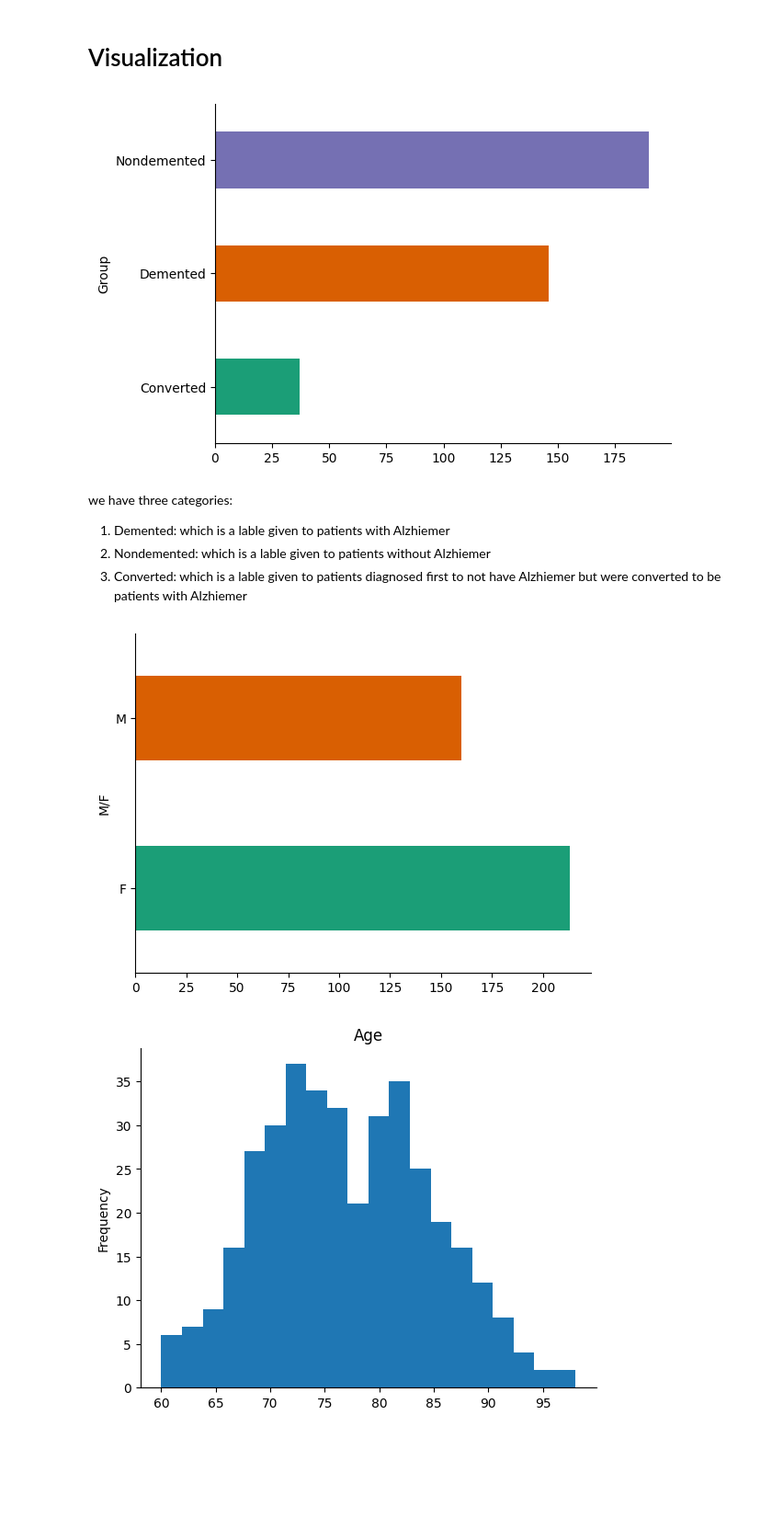
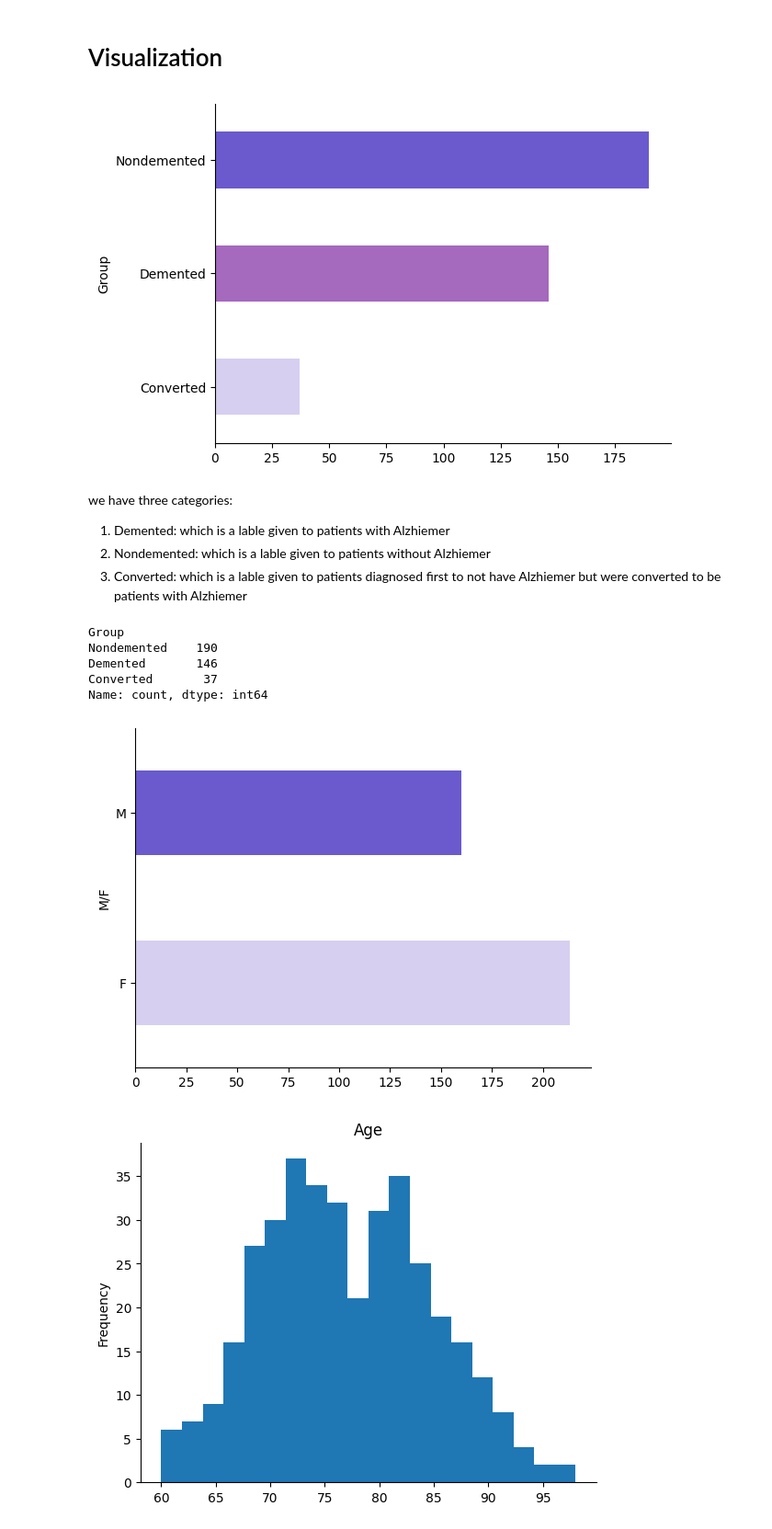
Before and after one commit to 442203479/SE-proj, a Jupyter notebook: AlzheimerPredictor.ipynb, the cells around one changed output. Shown at 92% size. Saved outputs shown, nothing was run; the diff lists cells and outputs as text; code cells hidden in the pictures; blank space fills up the shorter version.

```diff
--- a/AlzheimerPredictor.ipynb
+++ b/AlzheimerPredictor.ipynb
@@ -100,10 +96,21 @@ dataframe.describe()
 # %%
 # @title Group
 
-dataframe.groupby('Group').size().plot(kind='barh', color=sns.palettes.mpl_palette('Dark2'))
-plt.gca().spines[['top', 'right',]].set_visible(False)
+# Set the light, medium, and dark purple colors
+light_purple = '#D6CFF0'
+medium_purple = '#A569BD'
+dark_purple = '#6A5ACD'
+
+# Groupby and plot the dataframe
+dataframe.groupby('Group').size().plot(kind='barh', color=[light_purple, medium_purple, dark_purple])
+
+# Remove the top and right spines
+plt.gca().spines[['top', 'right']].set_visible(False)
+
+# Display the plot
+plt.show()
 # %% [output]
-[figure, old version]
+[figure, new version]
 # %% [markdown]
 we have three categories:
 1. Demented:
@@ -112,13 +119,32 @@ which is a lable given to patients with Alzhiemer
 which is a lable given to patients without Alzhiemer
 3. Converted:
 which is a lable given to patients diagnosed first to not have Alzhiemer but were converted to be patients with Alzhiemer
+# %%
+conuter = dataframe['Group'].value_counts()
+print(conuter)
+# %% [output]
+Group
+Nondemented    190
+Demented       146
+Converted       37
+Name: count, dtype: int64
 # %%
 # @title M/F
 
-dataframe.groupby('M/F').size().plot(kind='barh', color=sns.palettes.mpl_palette('Dark2'))
-plt.gca().spines[['top', 'right',]].set_visible(False)
+# Set the light and dark purple colors
+light_purple = '#D6CFF0'
+dark_purple = '#6A5ACD'
+
+# Groupby and plot the dataframe
+dataframe.groupby('M/F').size().plot(kind='barh', color=[light_purple, dark_purple])
+
+# Remove the top and right spines
+plt.gca().spines[['top', 'right']].set_visible(False)
+
+# Display the plot
+plt.show()
 # %% [output]
-[figure, old version]
+[figure, new version]
 # %%
 # @title Age
 
```
Also changed, not shown: parts of 62 cells of this notebook.
